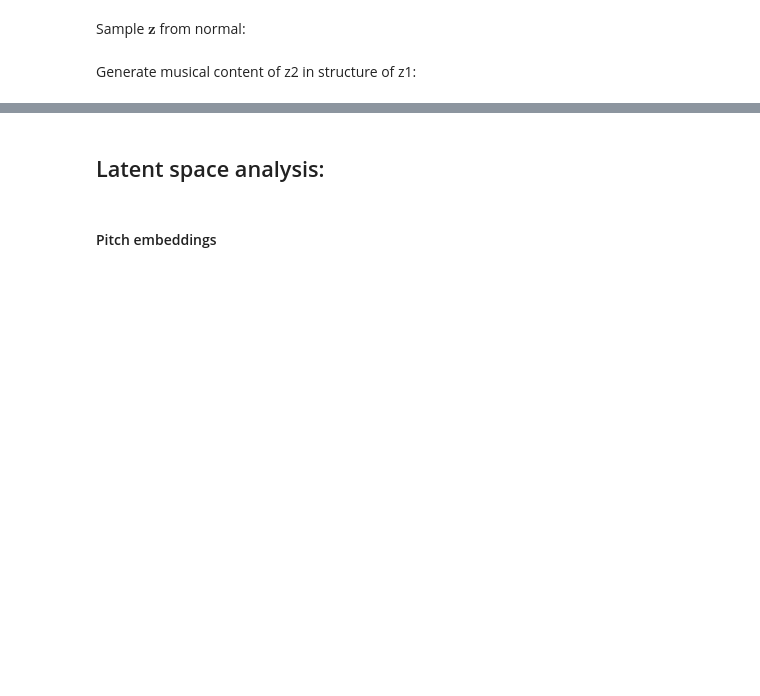
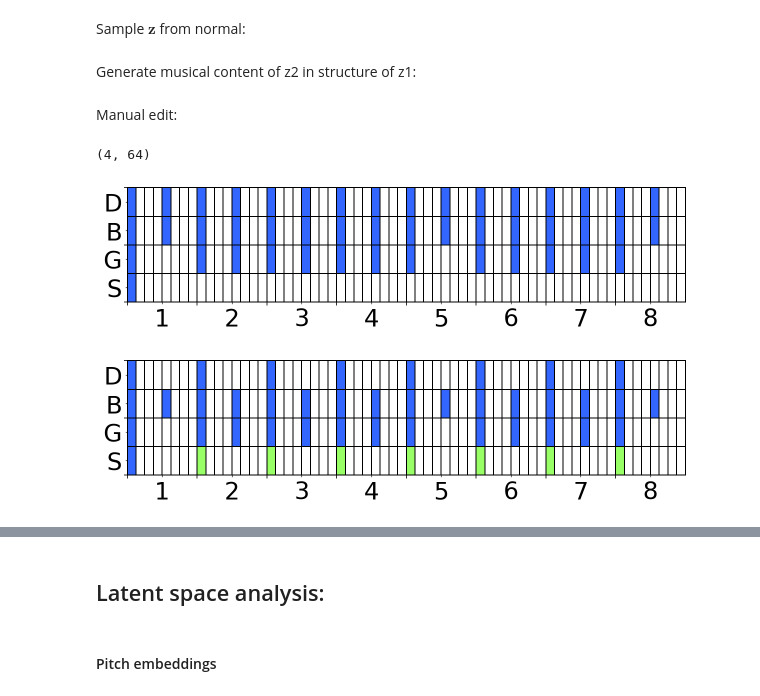
Before and after one commit to EmanueleCosenza/polyphemus, a Jupyter notebook: test.ipynb, the cells around one changed output, grey strips where cells are left out. Drawn from its saved outputs; the diff is of its cells as text; code cells hidden in the pictures; blank space fills up the shorter version.

```diff
--- a/test.ipynb
+++ b/test.ipynb
@@ -2132,6 +2156,6 @@ def generate_music(vae, z):
 
     return dense
 # %%
-z_start = z[204].repeat(params['training']['batch_size'], 1)
-z_end = z[202].repeat(params['training']['batch_size'], 1)
+z_start = z_norm[24].repeat(params['training']['batch_size'], 1)
+z_end = z_norm[66].repeat(params['training']['batch_size'], 1)
 # %%
@@ -2236,11 +2439,14 @@ def generate_music(vae, z):
 
     return dense, s
 # %%
-z1 = z[204].repeat(params['training']['batch_size'], 1)
-z2 = z[200].repeat(params['training']['batch_size'], 1)
+z1 = z[200].repeat(params['training']['batch_size'], 1)
+z2 = z[117].repeat(params['training']['batch_size'], 1)
 # %% [markdown]
 Generate musical content of z2 in structure of z1:
 # %%
 struct_z1 = generate_structure(vae, z1)
-music = generate_content(vae, z2, struct_z1)
+struct_z2 = generate_structure(vae, z2)
+music_edited = generate_content(vae, z2, struct_z1)
+music_real2 = generate_content(vae, z2, struct_z2)
+music_real1 = generate_content(vae, z1, struct_z1)
 # %%
@@ -2257,2 +2500,11 @@ plot_pianoroll(music, save_dir, name='pianoroll', figsize=(20, 12))
 
 print("Finished.")
+# %% [markdown]
+Manual edit:
+# %%
+extend = True
+idx = 200
+save_dir = "data/music/structure_cond/manual/" + str(idx)
+os.makedirs(save_dir, exist_ok=True)
+
+track_data = [('Drums', -1), ('Bass', 34), ('Guitar', 1), ('Strings', 83)]
@@ -2258,0 +2560,46 @@ print("Finished.")
+# %%
+import matplotlib as mpl
+mpl.rcParams['font.size'] = 28
+mpl.rcParams['lines.linewidth'] = 2
+mpl.rcParams['axes.linewidth'] = 2
+
+struct_z2_edit = np.copy(struct_z2)
+
+# Drums
+struct_z2_edit[0][0:2, 0] = 0
+struct_z2_edit[0][0:2, 0, ::8] = 1
+#struct_z2_edit[0][0:2, 0, 6::8] = 1
+#struct_z2_edit[0][0:2, 0, 4] = 1
+#struct_z2_edit[0][0:2, 0, 6] = 1
+
+# Strings
+struct_z2_edit[0][0, 3] = 0
+struct_z2_edit[0][0:2, 3, ::8] = 0.5
+struct_z2_edit[0][0, 3, 0] = 1
+
+# Piano
+#struct_z2_edit[0][0, 2] = 0
+#struct_z2_edit[0][0:2, 2, ::4] = 1
+
+
+s2 = struct_z2[0]
+s2 = np.transpose(s2, (1, 0, 2))
+s2 = s2.reshape(s2.shape[0], -1)
+
+s2_edit = struct_z2_edit[0]
+s2_edit = np.transpose(s2_edit, (1, 0, 2))
+s2_edit = s2_edit.reshape(s2_edit.shape[0], -1)
+print(s2.shape)
+
+with mpl.rc_context({'lines.linewidth': 1, 'axes.linewidth': 1, 'font.size': 24}):
+    plot_struct(s2, name='generated_structure', save_dir=save_dir, figsize=(10, 2.1))
+    plot_struct(s2_edit, name='edited_structure', save_dir=save_dir, figsize=(10, 2.1))
+
+
+struct_z2_edit[0][0, 3] = 0
+struct_z2_edit[0][0:2, 3, ::8] = 1
+struct_z2_edit[0][0, 3, 0] = 1
+# %% [output]
+(4, 64)
+[figure, added]
+[figure, added]
```
Also changed, not shown: parts of 29 cells of this notebook, 6 other files.
